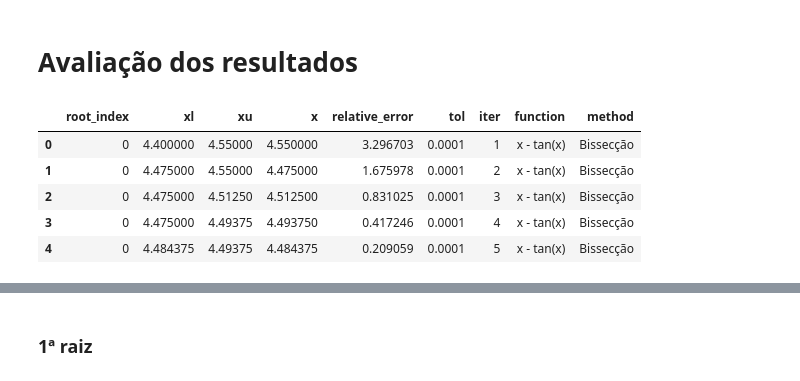
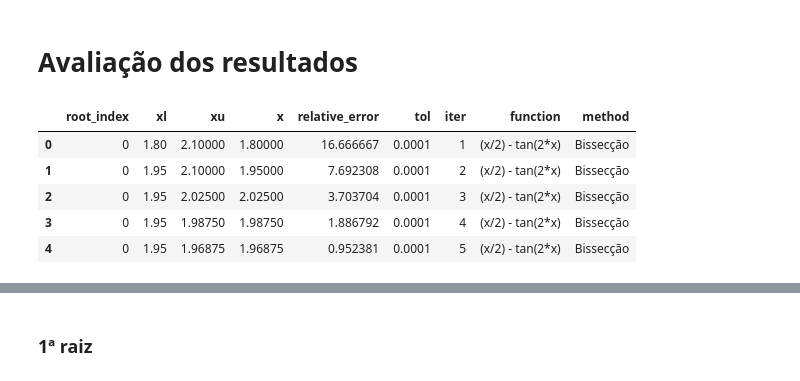
Before and after one commit to igorssant/metodos_numericos, a Jupyter notebook: raizes_funcao/src/results.ipynb, the cells around one changed output, grey strips where cells are left out. Saved outputs shown, nothing was run; the diff lists cells and outputs as text; code cells hidden in the pictures.

```diff
--- a/raizes_funcao/src/results.ipynb
+++ b/raizes_funcao/src/results.ipynb
@@ -6,19 +6,19 @@ import seaborn as sns
 # %% [markdown]
 # Avaliação dos resultados
 # %%
-df = pd.read_csv('../output/methods_result_1.csv', sep=',')
+df = pd.read_csv('../output/methods_result_2.csv', sep=',')
 df['method'] = df['method'].replace({
     'Bissection': 'Bissecção',
     'False Position': 'Falsa Posição',
     'Fixed Point': 'Ponto Fixo',
     'Newton Raphson': 'Newton-Raphson',
     'Secant': 'Secante'
 })
 df.head()
 # %% [output]
 |  | root_index | xl | xu | x | relative_error | tol | iter | function | method |
-| 0 | 0 | 4.400000 | 4.55000 | 4.550000 | 3.296703 | 0.0001 | 1 | x - tan(x) | Bissecção |
-| 1 | 0 | 4.475000 | 4.55000 | 4.475000 | 1.675978 | 0.0001 | 2 | x - tan(x) | Bissecção |
-| 2 | 0 | 4.475000 | 4.51250 | 4.512500 | 0.831025 | 0.0001 | 3 | x - tan(x) | Bissecção |
-| 3 | 0 | 4.475000 | 4.49375 | 4.493750 | 0.417246 | 0.0001 | 4 | x - tan(x) | Bissecção |
-| 4 | 0 | 4.484375 | 4.49375 | 4.484375 | 0.209059 | 0.0001 | 5 | x - tan(x) | Bissecção |
+| 0 | 0 | 1.80 | 2.10000 | 1.80000 | 16.666667 | 0.0001 | 1 | (x/2) - tan(2*x) | Bissecção |
+| 1 | 0 | 1.95 | 2.10000 | 1.95000 | 7.692308 | 0.0001 | 2 | (x/2) - tan(2*x) | Bissecção |
+| 2 | 0 | 1.95 | 2.02500 | 2.02500 | 3.703704 | 0.0001 | 3 | (x/2) - tan(2*x) | Bissecção |
+| 3 | 0 | 1.95 | 1.98750 | 1.98750 | 1.886792 | 0.0001 | 4 | (x/2) - tan(2*x) | Bissecção |
+| 4 | 0 | 1.95 | 1.96875 | 1.96875 | 0.952381 | 0.0001 | 5 | (x/2) - tan(2*x) | Bissecção |
```
Also changed, not shown: parts of 9 cells of this notebook, 2 other files.
